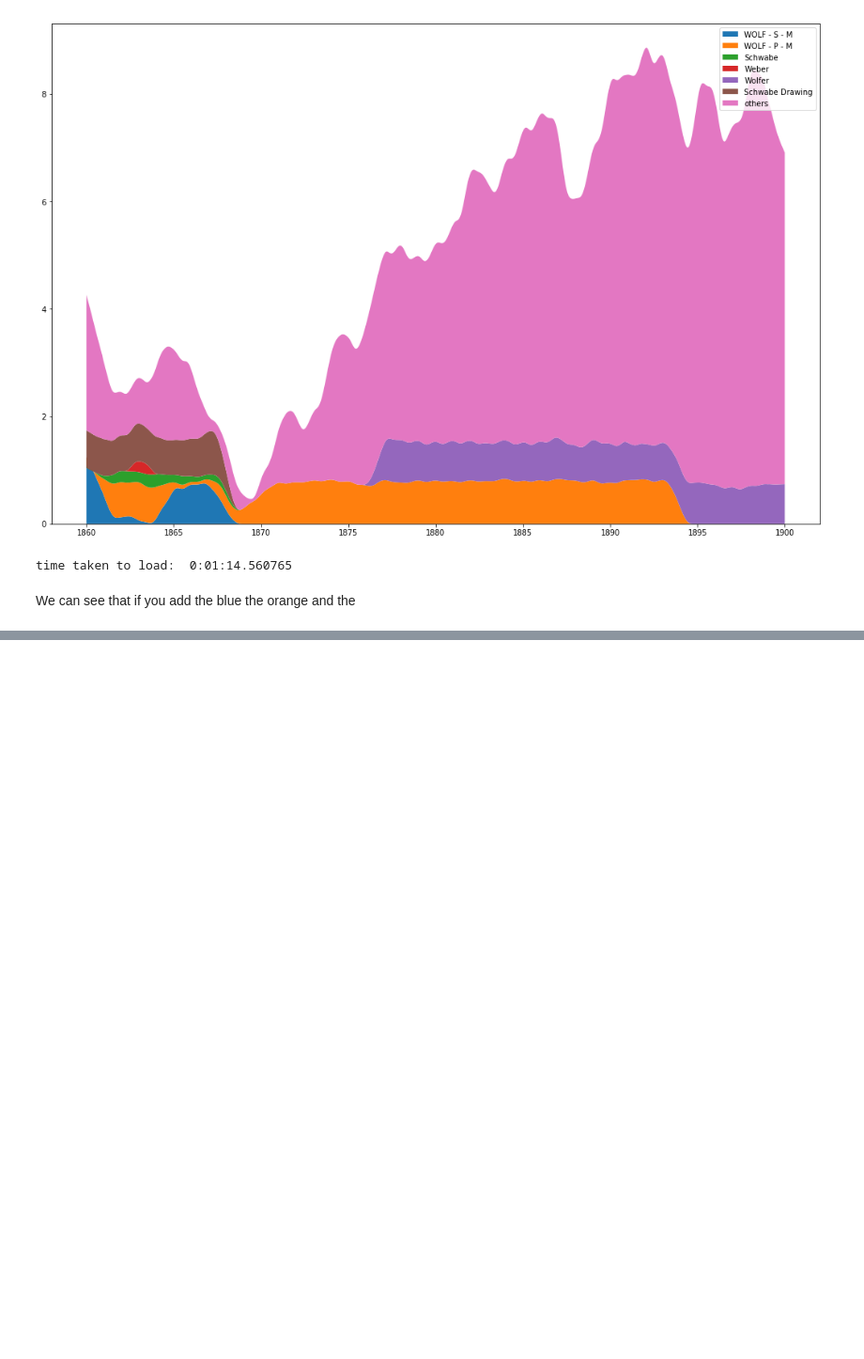
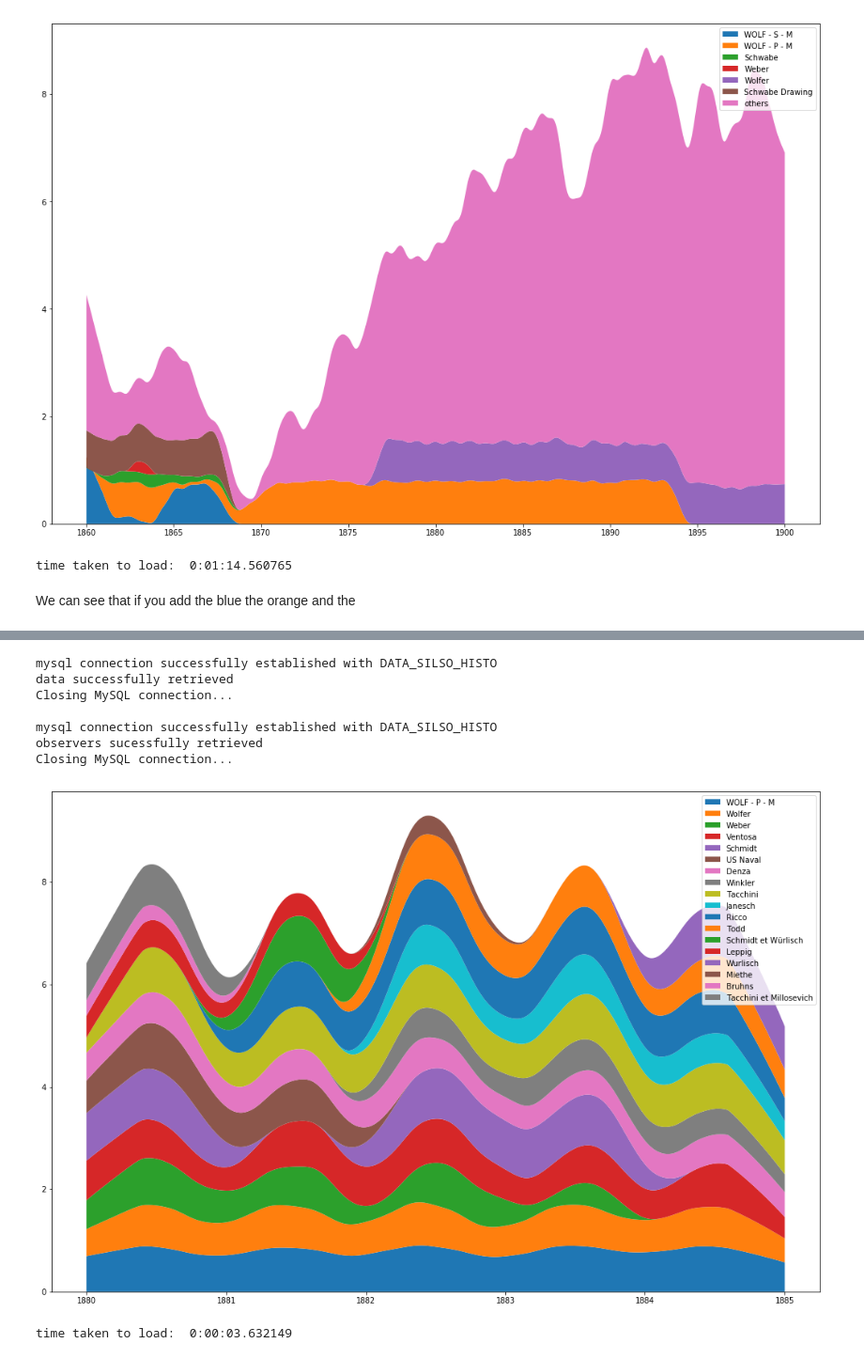
Before and after one commit to dcxSt/DATA_SILSO_HISTO_search, a Jupyter notebook: Stacked Area Charts.ipynb, the cells around one changed output, grey strips where cells are left out. Shown: that part at 94% size. Drawn from its saved outputs; the diff is of its cells as text; code cells hidden in the pictures; blank space fills up the shorter version.

```diff
--- a/Stacked Area Charts.ipynb
+++ b/Stacked Area Charts.ipynb
@@ -91,0 +73,15 @@ Closing MySQL connection...
+# %%
+start = dt.datetime.now()
+stacked_area_plot(interval=("1880-01-01","1885-01-01"),figsize=(18,12),smoothness=300,
+                  display_others=True)
+print("time taken to load: ",dt.datetime.now()-start)
+# %% [output]
+mysql connection successfully established with DATA_SILSO_HISTO
+data successfully retrieved
+Closing MySQL connection...
+
+mysql connection successfully established with DATA_SILSO_HISTO
+observers sucessfully retrieved
+Closing MySQL connection...
+[figure, added]
+time taken to load:  0:00:03.632149
```
Also changed, not shown: parts of 1 cell of this notebook, 2 other files.
